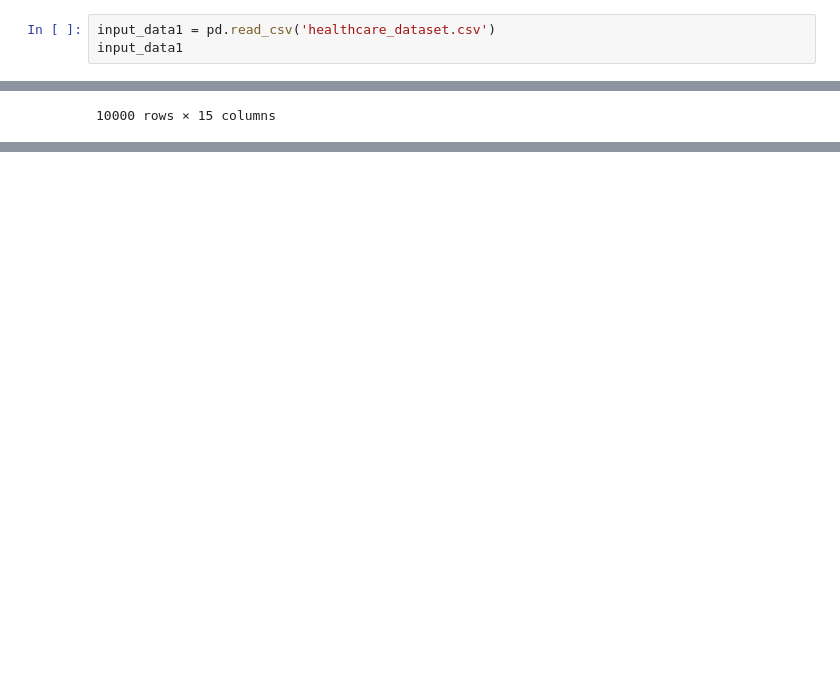
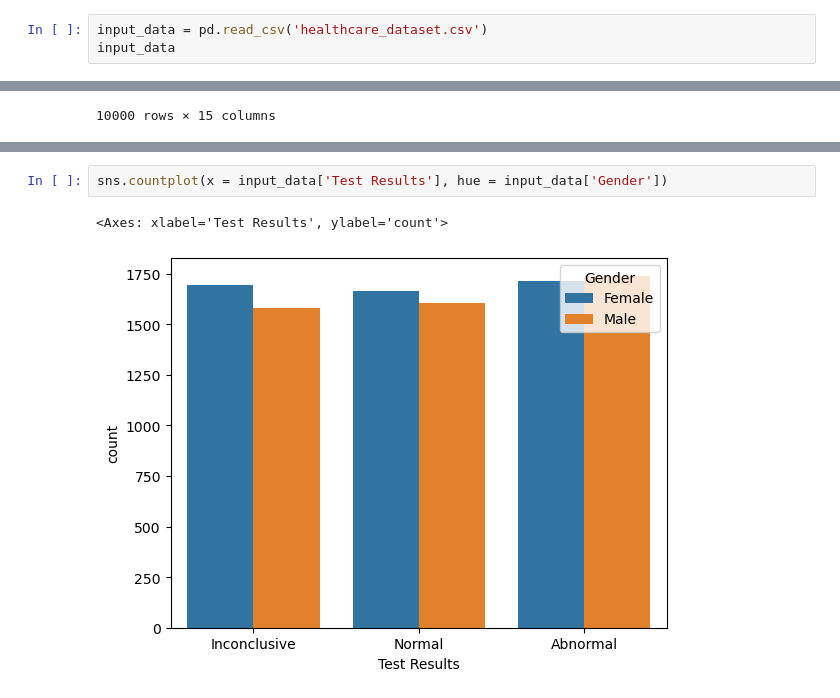
Before and after one commit to saravanans200/Datadrift_POC_with_health_data, a Jupyter notebook: Datadrift.ipynb, the cells around one changed output, grey strips where cells are left out. Cells and saved outputs as stored; diff of their text form; blank space fills up the shorter version.

Commit message:
1st Data analysis

```diff
--- a/Datadrift.ipynb
+++ b/Datadrift.ipynb
@@ -7,8 +7,8 @@ import sklearn
 from warnings import filterwarnings
 filterwarnings('ignore')
 # %%
-input_data1 = pd.read_csv('healthcare_dataset.csv')
-input_data1
+input_data = pd.read_csv('healthcare_dataset.csv')
+input_data
 # %% [output]
 |  | Name | Age | Gender | Blood Type | Medical Condition | Date of Admission | Doctor | Hospital | ... |
 | 0 | Tiffany Ramirez | 81 | Female | O- | Diabetes | 2022-11-17 | Patrick Parker | Wallace-Hamilton | ... |
@@ -25,0 +127,5 @@ input_data1
+# %%
+sns.countplot(x = input_data['Test Results'], hue = input_data['Gender'])
+# %% [output]
+<Axes: xlabel='Test Results', ylabel='count'>
+[figure, added]
```
Also changed, not shown: parts of 15 cells of this notebook.
